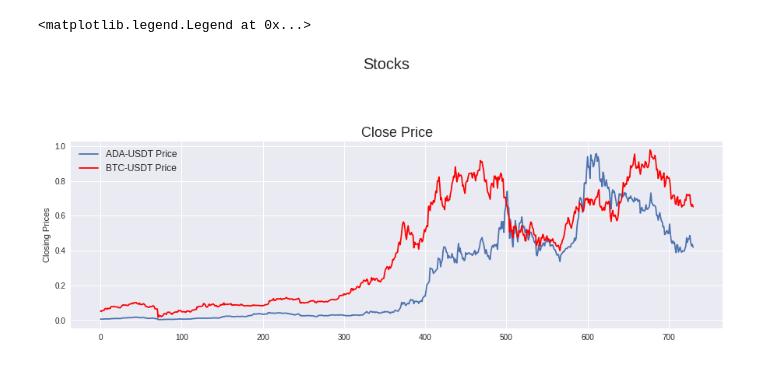
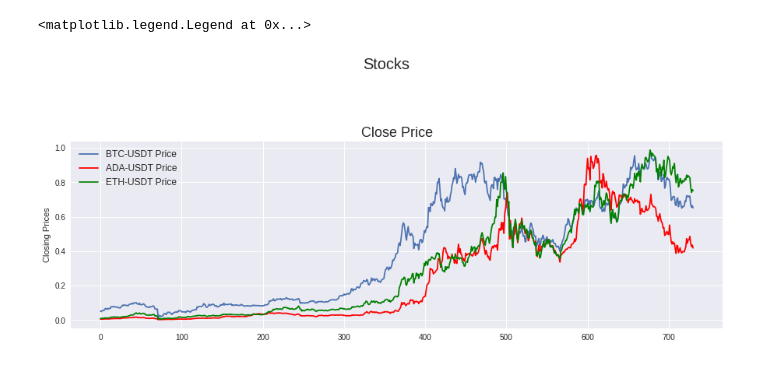
Before and after one commit to iammhk/Quant-101, a Jupyter notebook: Stock_101.ipynb, the cells around one changed output. Cells and saved outputs as stored; diff of their text form; code cells hidden in the pictures.

```diff
--- a/Stock_101.ipynb
+++ b/Stock_101.ipynb
@@ -138,0 +76,8 @@ max_volume_ref = df_ref['Volume'].max(axis=0)
+# %%
+#client = Client(api_key, api_secret)
+coin="BTC"
+coin1="ADA"
+coin2="ETH"
+df1 = get_data(coin1)
+df2 = get_data(coin2)
+df = get_data(coin)
@@ -138,0 +91,13 @@ max_volume_ref = df_ref['Volume'].max(axis=0)
+# %%
+df1 = pd.read_csv(coin1+"USDT_1Day(1-Jan-2020_31-Dec-2021).csv")
+df2 = pd.read_csv(coin2+"USDT_1Day(1-Jan-2020_31-Dec-2021).csv")
+df= pd.read_csv(coin+"USDT_1Day(1-Jan-2020_31-Dec-2021).csv")
+
+df1 = clean_data(df1)
+df2 = clean_data(df2)
+df = clean_data(df)
+
+# Convert pandas columns into arrays
+stock1_data = df1.values
+stock2_data = df2.values
+stock_data = df.values
@@ -139,17 +122,18 @@ max_volume_ref = df_ref['Volume'].max(axis=0)
 # %%
 fig = plt.figure(figsize=(15,15))
 st = fig.suptitle("Stocks", fontsize=20)
 #st.set_y(0.95)
 
 ###############################################################################
 
 ax1 = fig.add_subplot(311)
-ax1.plot(np.arange(stock_data.shape[0]), df['Close'], label='ADA-USDT Price')
-ax1.plot(np.arange(stock_data.shape[0]), df_ref['Close'], label='BTC-USDT Price', color ='red')
+ax1.plot(np.arange(stock_data.shape[0]), df['Close'], label=(coin+'-USDT Price'))
+ax1.plot(np.arange(stock1_data.shape[0]), df1['Close'], label=(coin1+'-USDT Price'), color ='red')
+ax1.plot(np.arange(stock2_data.shape[0]), df2['Close'], label=(coin2+'-USDT Price'), color ='green')
 ax1.set_ylabel('Closing Prices')
 ax1.set_title("Close Price", fontsize=18)
 ax1.legend(loc="best", fontsize=12)
 # %% [output]
 <matplotlib.legend.Legend at 0x...>
-[figure, old version]
+[figure, new version]
 # %%
```
Also changed, not shown: parts of 12 cells of this notebook.
